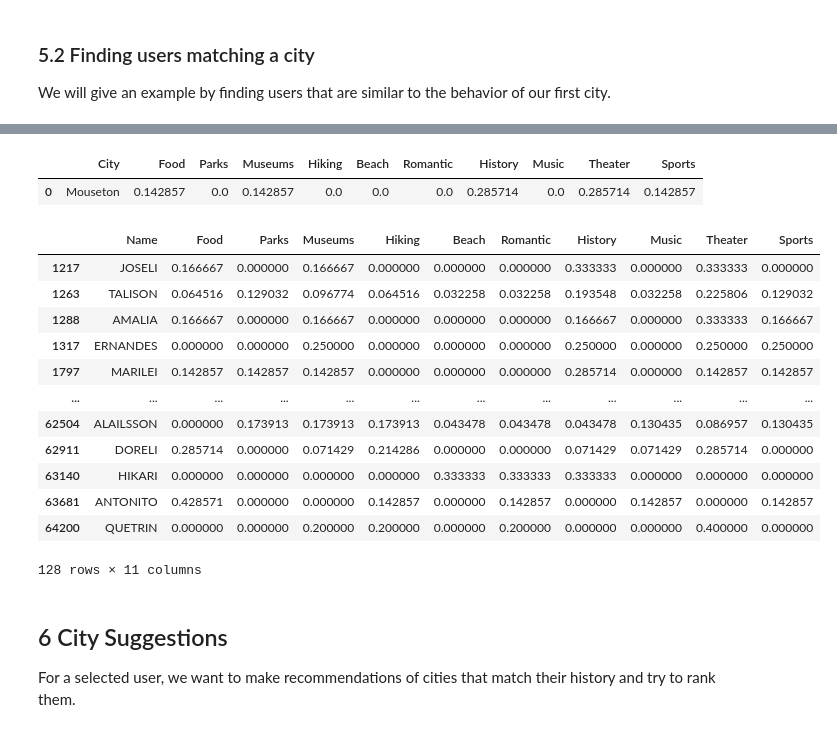
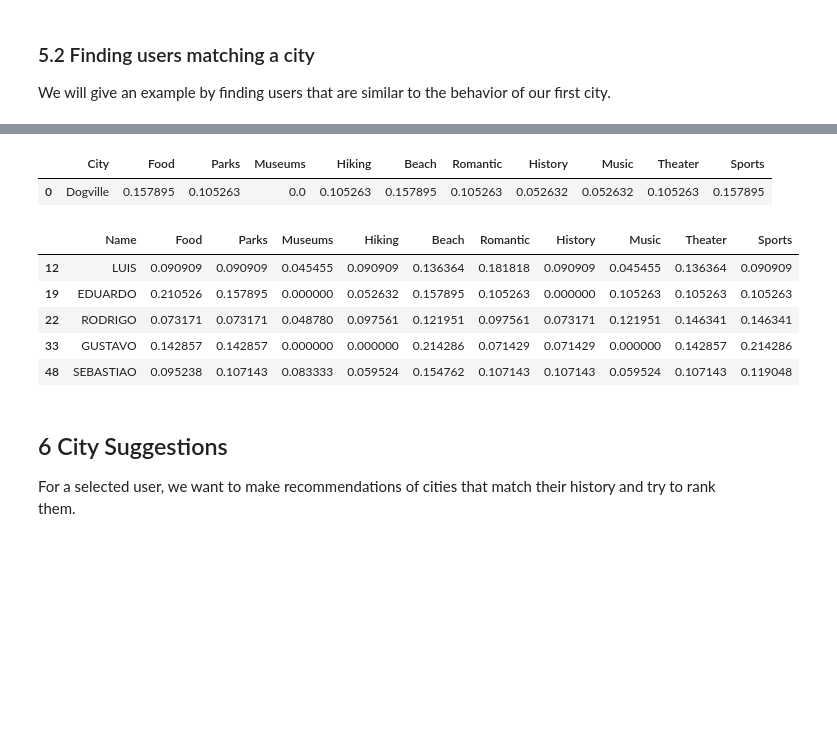
Before and after one commit to rodrigolink/travel_recommendation, a Jupyter notebook: travel-recommendation.ipynb, the cells around one changed output, grey strips where cells are left out. Cells and saved outputs as stored; diff of their text form; code cells hidden in the pictures; blank space fills up the shorter version.

```diff
--- a/travel-recommendation.ipynb
+++ b/travel-recommendation.ipynb
@@ -266,0 +291,9 @@ user_vector.head()
+# %%
+user_vector = pd.DataFrame(np.zeros((len(user_input),11)),columns = ['Name']+categories)
+user_vector['Name'] = user_input['Nome'].tolist()
+user_vector = user_vector.set_index('Name')
+for ii in range(len(user_table)):
+    user_vector.loc[user_table.iloc[ii,0],user_table.iloc[ii,-1]] +=1
+user_vector = user_vector.div(user_vector.sum(axis=1), axis=0)
+user_vector.reset_index(inplace=True)
+user_vector.head()
@@ -283,10 +323,11 @@ What we want is to find the users with the highest cosine similarity to our targ
 # %%
 corr_user_df = pd.DataFrame(columns=['Name','Similarity'])
 corr_user_df['Name'] = user_input['Nome']
+target_vector = [user_vector.iloc[0,1:]]
 for ii in range(len(user_vector)):
-    corr_user_df.iloc[ii,1] = float(cosine_similarity([user_vector.iloc[0,1:]],[user_vector.iloc[ii,1:]]))
+    corr_user_df.iloc[ii,1] = float(cosine_similarity(target_vector,[user_vector.iloc[ii,1:]]))
 corr_user_df = corr_user_df.sort_values(by='Similarity',ascending=False)
-corr_user_df[corr_user_df['Similarity']>0.9]
+corr_user_df[corr_user_df['Similarity']>0.9].head()
 # %% [output]
 |  | Name | Similarity |
 | 0 | MARIA | 1 |
@@ -344,8 +356,9 @@ We will give an example by finding cities that are similar to the behavior of ou
 # %%
 corr_user_cities_df = pd.DataFrame(columns=['City','Similarity'])
 corr_user_cities_df['City'] = city_vector['City']
+target_vector = [user_vector.iloc[0,1:]]
 for ii in range(len(city_vector)):
-    corr_user_cities_df.iloc[ii,1] = float(cosine_similarity([user_vector.iloc[0,1:]],[city_vector.iloc[ii,1:]]))
-corr_user_cities_df[corr_user_cities_df['Similarity']>0.9]
+    corr_user_cities_df.iloc[ii,1] = float(cosine_similarity(target_vector,[city_vector.iloc[ii,1:]]))
+corr_user_cities_df[corr_user_cities_df['Similarity']>0.9].sort_values(by='Similarity',ascending=False)
 # %% [output]
 |  | City | Similarity |
@@ -395,9 +376,10 @@ We will give an example by finding users that are similar to the behavior of our
 # %%
 corr_city_users_df = pd.DataFrame(columns=['Name','Similarity'])
 corr_city_users_df['Name'] = user_input['Nome']
+target_vector = [city_vector.iloc[0,1:]]
 for ii in range(len(user_vector)):
-    corr_city_users_df.iloc[ii,1] = float(cosine_similarity([city_vector.iloc[0,1:]],[user_vector.iloc[ii,1:]]))
+    corr_city_users_df.iloc[ii,1] = float(cosine_similarity(target_vector,[user_vector.iloc[ii,1:]]))
 corr_city_users_df = corr_city_users_df.sort_values(by='Similarity',ascending=False)
-corr_city_users_df[corr_city_users_df['Similarity']>0.9]
+corr_city_users_df[corr_city_users_df['Similarity']>0.9].head()
 # %% [output]
 |  | Name | Similarity |
@@ -416,23 +391,16 @@ corr_city_users_df[corr_city_users_df['Similarity']>0.9]
 # %%
 display(city_vector[city_vector.index==0])
 city_users_picks = corr_city_users_df[corr_city_users_df['Similarity']>0.9].index
-display(user_vector[user_vector.index.isin(city_users_picks)])
+display(user_vector[user_vector.index.isin(city_users_picks)].head())
 # %% [output]
 |  | City | Food | Parks | Museums | Hiking | Beach | Romantic | History | Music | Theater | Sports |
-| 0 | Mouseton | 0.142857 | 0.0 | 0.142857 | 0.0 | 0.0 | 0.0 | 0.285714 | 0.0 | 0.285714 | 0.142857 |
+| 0 | Dogville | 0.157895 | 0.105263 | 0.0 | 0.105263 | 0.157895 | 0.105263 | 0.052632 | 0.052632 | 0.105263 | 0.157895 |
 |  | Name | Food | Parks | Museums | Hiking | Beach | Romantic | History | Music | Theater | Sports |
-| 1217 | JOSELI | 0.166667 | 0.000000 | 0.166667 | 0.000000 | 0.000000 | 0.000000 | 0.333333 | 0.000000 | 0.333333 | 0.000000 |
-| 1263 | TALISON | 0.064516 | 0.129032 | 0.096774 | 0.064516 | 0.032258 | 0.032258 | 0.193548 | 0.032258 | 0.225806 | 0.129032 |
-| 1288 | AMALIA | 0.166667 | 0.000000 | 0.166667 | 0.000000 | 0.000000 | 0.000000 | 0.166667 | 0.000000 | 0.333333 | 0.166667 |
-| 1317 | ERNANDES | 0.000000 | 0.000000 | 0.250000 | 0.000000 | 0.000000 | 0.000000 | 0.250000 | 0.000000 | 0.250000 | 0.250000 |
-| 1797 | MARILEI | 0.142857 | 0.142857 | 0.142857 | 0.000000 | 0.000000 | 0.000000 | 0.285714 | 0.000000 | 0.142857 | 0.142857 |
-| ... | ... | ... | ... | ... | ... | ... | ... | ... | ... | ... | ... |
-| 62504 | ALAILSSON | 0.000000 | 0.173913 | 0.173913 | 0.173913 | 0.043478 | 0.043478 | 0.043478 | 0.130435 | 0.086957 | 0.130435 |
-| 62911 | DORELI | 0.285714 | 0.000000 | 0.071429 | 0.214286 | 0.000000 | 0.000000 | 0.071429 | 0.071429 | 0.285714 | 0.000000 |
-| 63140 | HIKARI | 0.000000 | 0.000000 | 0.000000 | 0.000000 | 0.333333 | 0.333333 | 0.333333 | 0.000000 | 0.000000 | 0.000000 |
-| 63681 | ANTONITO | 0.428571 | 0.000000 | 0.000000 | 0.142857 | 0.000000 | 0.142857 | 0.000000 | 0.142857 | 0.000000 | 0.142857 |
-| 64200 | QUETRIN | 0.000000 | 0.000000 | 0.200000 | 0.200000 | 0.000000 | 0.200000 | 0.000000 | 0.000000 | 0.400000 | 0.000000 |
+| 12 | LUIS | 0.090909 | 0.090909 | 0.045455 | 0.090909 | 0.136364 | 0.181818 | 0.090909 | 0.045455 | 0.136364 | 0.090909 |
+| 19 | EDUARDO | 0.210526 | 0.157895 | 0.000000 | 0.052632 | 0.157895 | 0.105263 | 0.000000 | 0.105263 | 0.105263 | 0.105263 |
+| 22 | RODRIGO | 0.073171 | 0.073171 | 0.048780 | 0.097561 | 0.121951 | 0.097561 | 0.073171 | 0.121951 | 0.146341 | 0.146341 |
+| 33 | GUSTAVO | 0.142857 | 0.142857 | 0.000000 | 0.000000 | 0.214286 | 0.071429 | 0.071429 | 0.000000 | 0.142857 | 0.214286 |
+| 48 | SEBASTIAO | 0.095238 | 0.107143 | 0.083333 | 0.059524 | 0.154762 | 0.107143 | 0.107143 | 0.059524 | 0.107143 | 0.119048 |
-128 rows × 11 columns
 # %% [markdown]
 ## 6 City Suggestions
 For a selected user, we want to make recommendations of cities that match their history and try to rank them.
```
Also changed, not shown: parts of 46 cells of this notebook.
